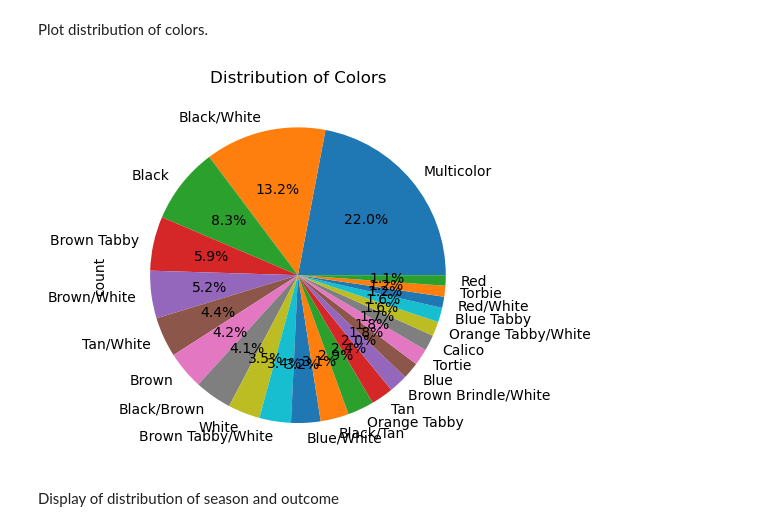
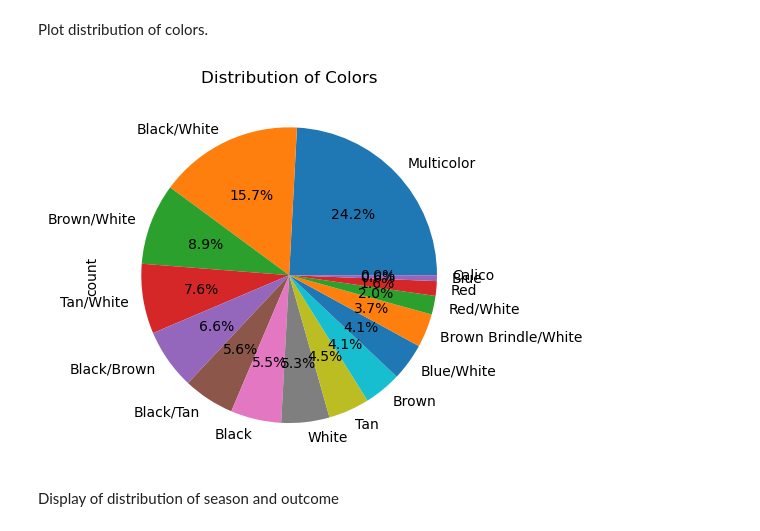
Before and after one commit to shruti2003/MLFinalProject, a Jupyter notebook: ML Final Project.ipynb, the cells around one changed output. Cells and saved outputs as stored; diff of their text form; code cells hidden in the pictures.

```diff
--- a/ML Final Project.ipynb
+++ b/ML Final Project.ipynb
@@ -59,6 +59,6 @@ Length after drop Outcome Type:  156376
 # %% [markdown]
 Second, we want to drop "Outcome Subtype". Since most rows have NaN in the "Outcome Subtype" column, it won't be an important column for us to use in our model.
 # %%
-data.drop(columns=['Outcome Subtype'], inplace=True)
+data.drop(columns=['Outcome Subtype', 'Name', 'DateTime', 'Date of Birth', 'Animal ID'], inplace=True)
 data.head()
 # %% [output]
@@ -267,7 +267,7 @@ for category, count in category_counts.items():
 # to do add a size category with the breed to wsize mapping
 breeds_data.loc[:, 'Size'] = breeds_data['Breed'].map(breed_to_category)
 dog_data = breeds_data
-dog_data["Breed"] = dog_data["Size"]
+# dog_data["Breed"] = dog_data["Size"]
 
 # print(len(dog_data))
 # %% [output]
@@ -282,12 +291,12 @@ Medium/Small Breeds: 2448
 # %% [markdown]
 Plot distribution of colors.
 # %%
-color_counts = data['Color'].value_counts()
+color_counts = dog_data['Color'].value_counts()
 color_counts.plot(kind='pie', autopct='%1.1f%%')
 plt.title('Distribution of Colors')
 plt.show()
 # %% [output]
-[figure, old version]
+[figure, new version]
 # %% [markdown]
 Display of distribution of season and outcome
 # %%
```
Also changed, not shown: parts of 19 cells of this notebook.
